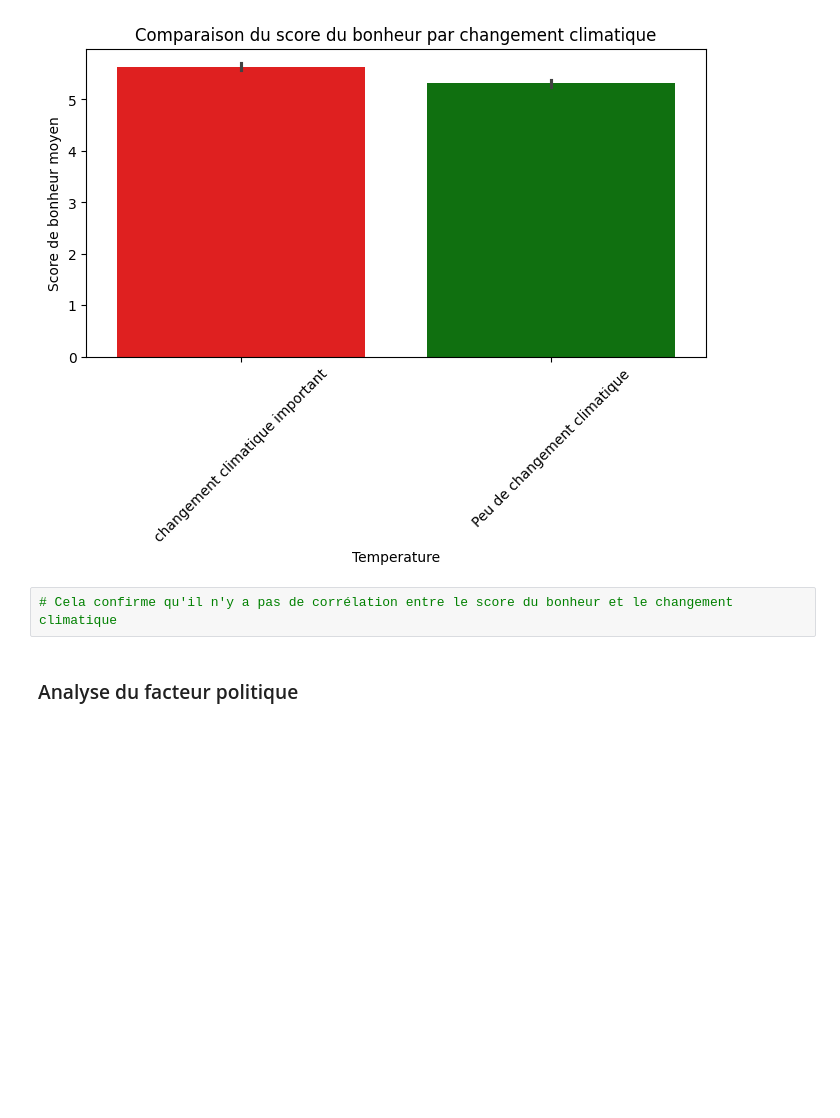
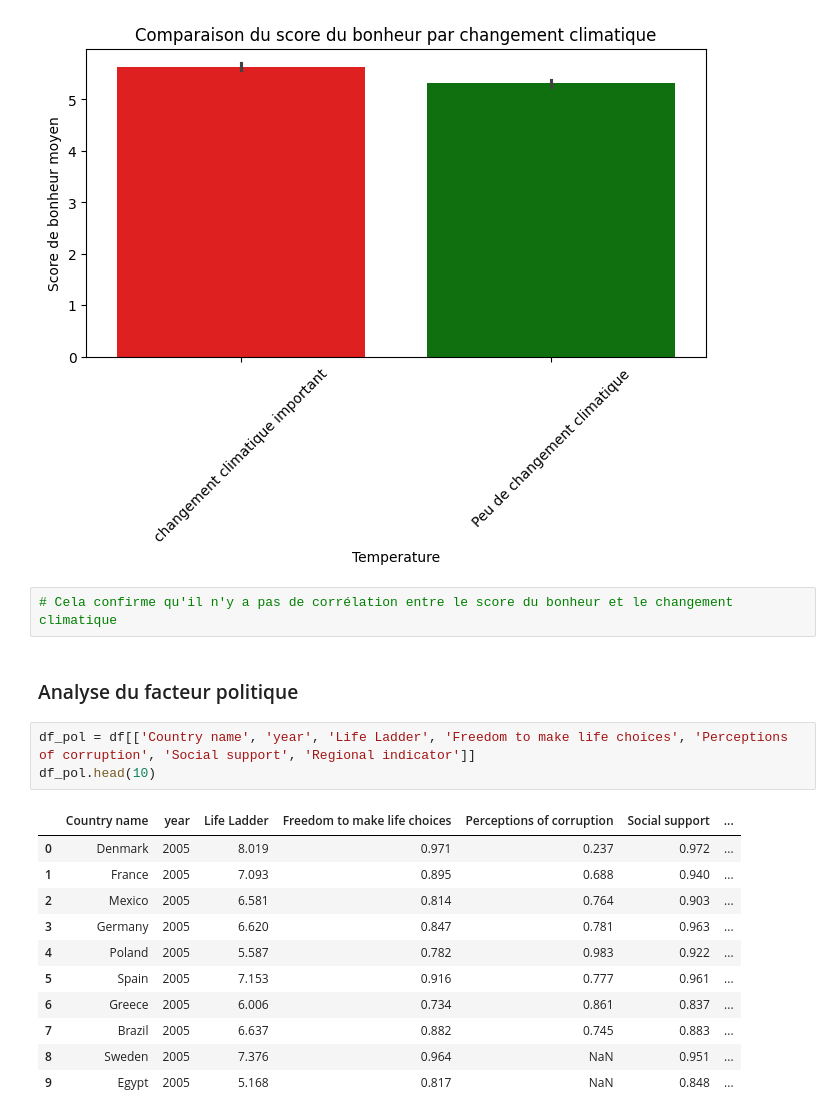
Before and after one commit to khelifaYacine/Analyse-du-rapport-du-bien--tre-sur-terre, a Jupyter notebook: EDA_LM-1.ipynb, the cells around one changed output. Saved outputs shown, nothing was run; the diff lists cells and outputs as text; blank space fills up the shorter version.

```diff
--- a/EDA_LM-1.ipynb
+++ b/EDA_LM-1.ipynb
@@ -644,3 +644,18 @@ Passing `palette` without assigning `hue` is deprecated and will be removed in v
 # Cela confirme qu'il n'y a pas de corrélation entre le score du bonheur et le changement climatique
 # %% [markdown]
 ### Analyse du facteur politique
+# %%
+df_pol = df[['Country name', 'year', 'Life Ladder', 'Freedom to make life choices', 'Perceptions of corruption', 'Social support', 'Regional indicator']]
+df_pol.head(10)
+# %% [output]
+|  | Country name | year | Life Ladder | Freedom to make life choices | Perceptions of corruption | Social support | ... |
+| 0 | Denmark | 2005 | 8.019 | 0.971 | 0.237 | 0.972 | ... |
+| 1 | France | 2005 | 7.093 | 0.895 | 0.688 | 0.940 | ... |
+| 2 | Mexico | 2005 | 6.581 | 0.814 | 0.764 | 0.903 | ... |
+| 3 | Germany | 2005 | 6.620 | 0.847 | 0.781 | 0.963 | ... |
+| 4 | Poland | 2005 | 5.587 | 0.782 | 0.983 | 0.922 | ... |
+| 5 | Spain | 2005 | 7.153 | 0.916 | 0.777 | 0.961 | ... |
+| 6 | Greece | 2005 | 6.006 | 0.734 | 0.861 | 0.837 | ... |
+| 7 | Brazil | 2005 | 6.637 | 0.882 | 0.745 | 0.883 | ... |
+| 8 | Sweden | 2005 | 7.376 | 0.964 | NaN | 0.951 | ... |
+| 9 | Egypt | 2005 | 5.168 | 0.817 | NaN | 0.848 | ... |
```
Also changed, not shown: parts of 2 cells of this notebook.
